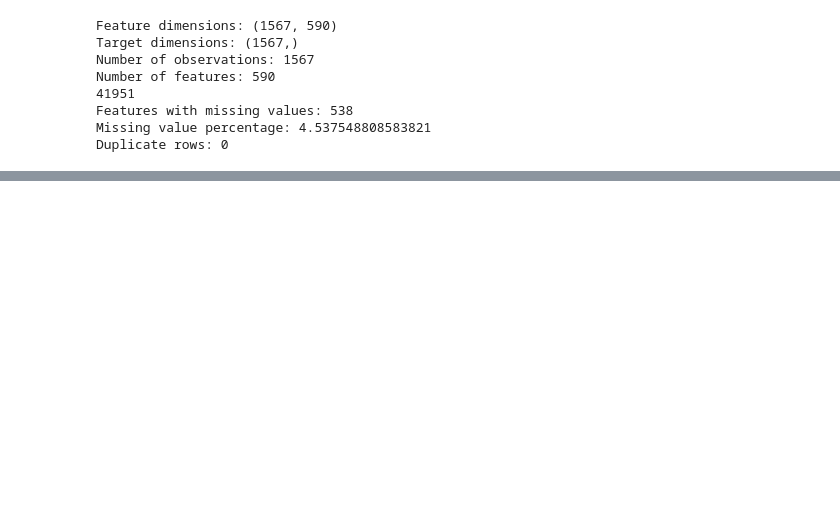
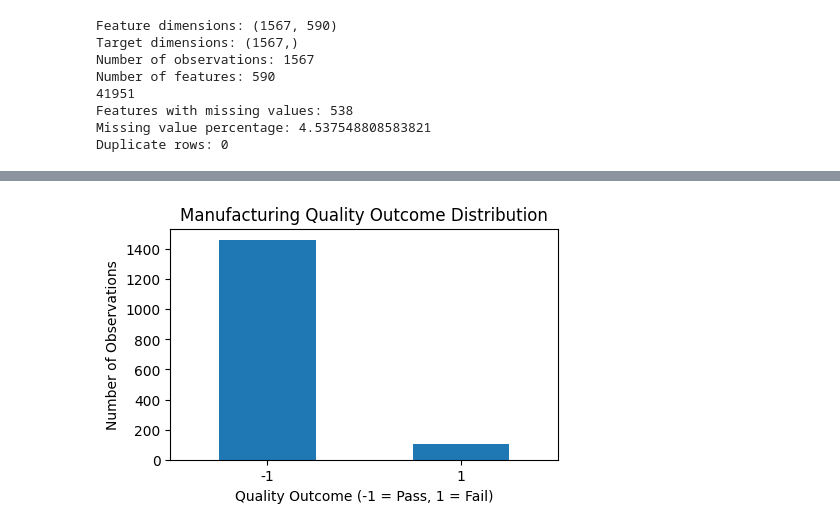
Before and after one commit to dbamunu/secom, a Jupyter notebook: notebooks/1_understand_data.ipynb, the cells around one changed output, grey strips where cells are left out. Cells and saved outputs as stored; diff of their text form; code cells hidden in the pictures; blank space fills up the shorter version.

```diff
--- a/notebooks/1_understand_data.ipynb
+++ b/notebooks/1_understand_data.ipynb
@@ -97,0 +109,13 @@ plt.show()
+# %%
+y.value_counts().sort_index().plot(
+    kind="bar",
+    figsize=(5, 3)
+)
+
+plt.title("SECOM Manufacturing Quality Outcome Distribution")
+plt.xlabel("Quality Outcome (-1 = Pass, 1 = Fail)")
+plt.ylabel("Number of Observations")
+plt.xticks(rotation=0)
+plt.show()
+# %% [output]
+[figure, added]
```
Also changed, not shown: parts of 5 cells of this notebook.
